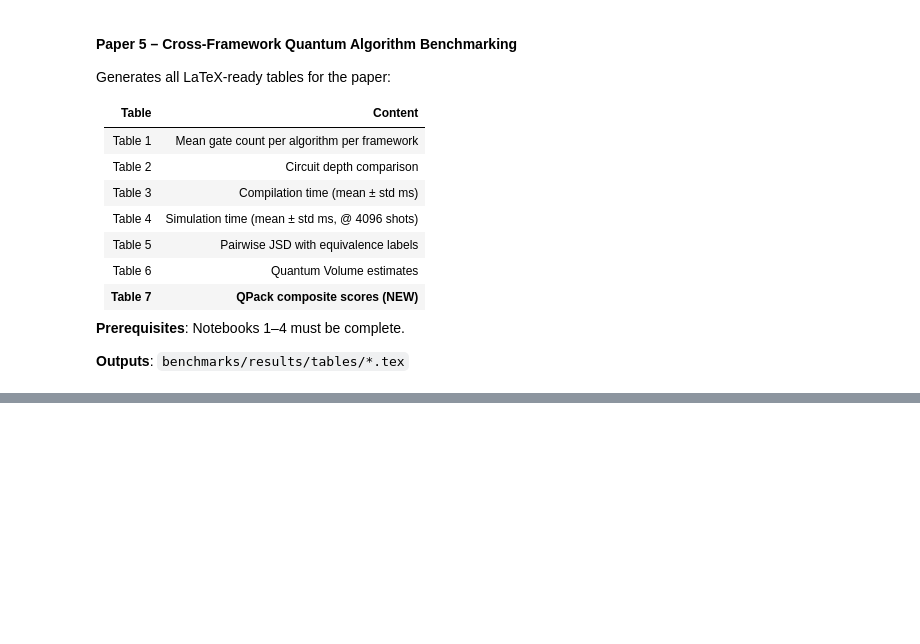
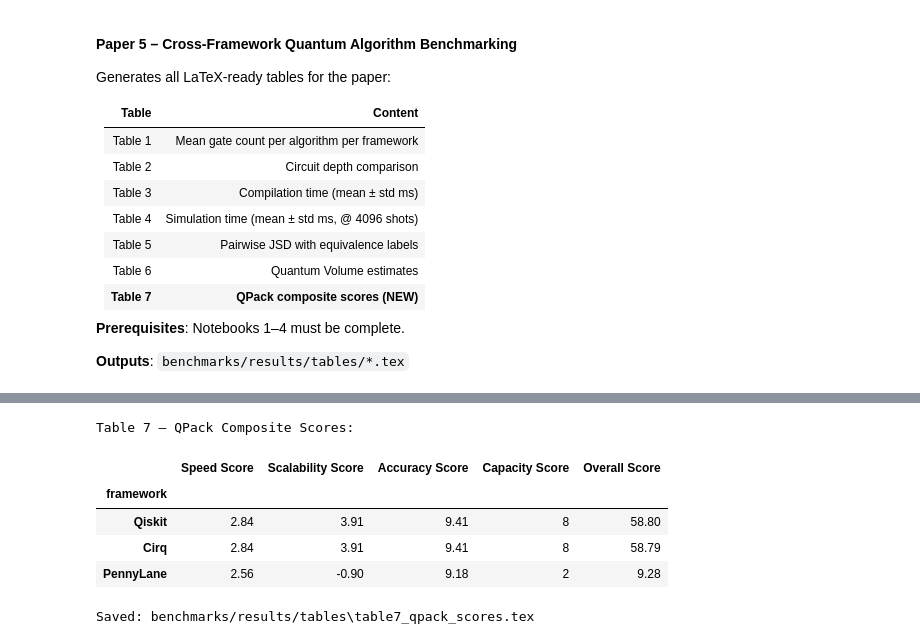
Before and after one commit to irtaza-khan/QCanvas, a Jupyter notebook: benchmarks/notebooks/nb06_results_tables.ipynb, the cells around one changed output, grey strips where cells are left out. Cells and saved outputs as stored; diff of their text form; code cells hidden in the pictures; blank space fills up the shorter version.

```diff
--- a/benchmarks/notebooks/nb06_results_tables.ipynb
+++ b/benchmarks/notebooks/nb06_results_tables.ipynb
@@ -33,9 +33,9 @@ def save_latex(df, filename, caption, label, float_format='%.3f'):
     latex = df.to_latex(float_format=float_format, escape=False,
                         caption=caption, label=label)
     path = os.path.join(TABLES_DIR, filename)
-    with open(path, 'w') as f:
+    with open(path, 'w', encoding='utf-8', newline='\n') as f:
         f.write('% Auto-generated by nb06_results_tables.ipynb\n')
-        f.write(f'% Paper 5 — Cross-Framework Quantum Algorithm Benchmarking\n\n')
+        f.write('% Paper 5 - Cross-Framework Quantum Algorithm Benchmarking\n\n')
         f.write(latex)
     print(f'Saved: {path}')
 
@@ -43,10 +45,10 @@ print('LaTeX table generator ready.')
 # %%
 # Load all data
-df_struct = pd.read_csv('benchmarks/metrics/structural_metrics.csv')
-df_ctimes = pd.read_csv('benchmarks/metrics/compilation_times.csv')
-df_sim    = pd.read_csv('benchmarks/metrics/simulation_metrics.csv')
-df_qv     = pd.read_csv('benchmarks/metrics/quantum_volume_estimates.csv')
-df_tests  = pd.read_csv('benchmarks/metrics/statistical_tests.csv')
-df_qpack  = pd.read_csv('benchmarks/metrics/qpack_scores.csv')
+df_struct = pd.read_csv('../metrics/structural_metrics.csv')
+df_ctimes = pd.read_csv('../metrics/compilation_times.csv')
+df_sim    = pd.read_csv('../metrics/simulation_metrics.csv')
+df_qv     = pd.read_csv('../metrics/quantum_volume_estimates.csv')
+df_tests  = pd.read_csv('../metrics/statistical_tests.csv')
+df_qpack  = pd.read_csv('../metrics/qpack_scores.csv')
 
 print('All metrics CSV files loaded.')
@@ -134,23 +244,31 @@ save_latex(t6, 'table6_quantum_volume.tex',
 # %%
 # ── Table 7: QPack Composite Scores (NEW) ────────────────────────────────────
 if not df_qpack.empty:
     df_qpack_display = df_qpack.set_index('framework').rename(
         index={'qiskit': 'Qiskit', 'cirq': 'Cirq', 'pennylane': 'PennyLane'}
     ).rename(columns={
-        'S_compile_speed': '$S_{\\text{speed}}$',
-        'S_scalability':   '$S_{\\text{scale}}$',
-        'S_accuracy':      '$S_{\\text{acc}}$',
-        'S_capacity':      '$S_{\\text{cap}}$',
-        'S_overall':       '$S_{\\text{overall}}$',
+        'S_compile_speed': 'Speed Score',
+        'S_scalability':   'Scalability Score',
+        'S_accuracy':      'Accuracy Score',
+        'S_capacity':      'Capacity Score',
+        'S_overall':       'Overall Score',
     })
     print('Table 7 — QPack Composite Scores:')
     display(df_qpack_display.round(2))
 
     # Add QPack reference row
     ref_note = "QPack ref (QuEST=183.2, Cirq=157.6, Qiskit Aer=147.2)."
 
     save_latex(df_qpack_display.round(2), 'table7_qpack_scores.tex',
                caption=f'QPack-adapted composite benchmark scores per framework. {ref_note}',
                label='tab:qpack-scores')
 else:
     print('[SKIP] qpack_scores.csv not found — run nb03 first.')
+# %% [output]
+Table 7 — QPack Composite Scores:
+|  | Speed Score | Scalability Score | Accuracy Score | Capacity Score | Overall Score |
+| framework |  |  |  |  |  |
+| Qiskit | 2.84 | 3.91 | 9.41 | 8 | 58.80 |
+| Cirq | 2.84 | 3.91 | 9.41 | 8 | 58.79 |
+| PennyLane | 2.56 | -0.90 | 9.18 | 2 | 9.28 |
+Saved: benchmarks/results/tables\table7_qpack_scores.tex
```
Also changed, not shown: parts of 8 cells of this notebook, 1 other file.
